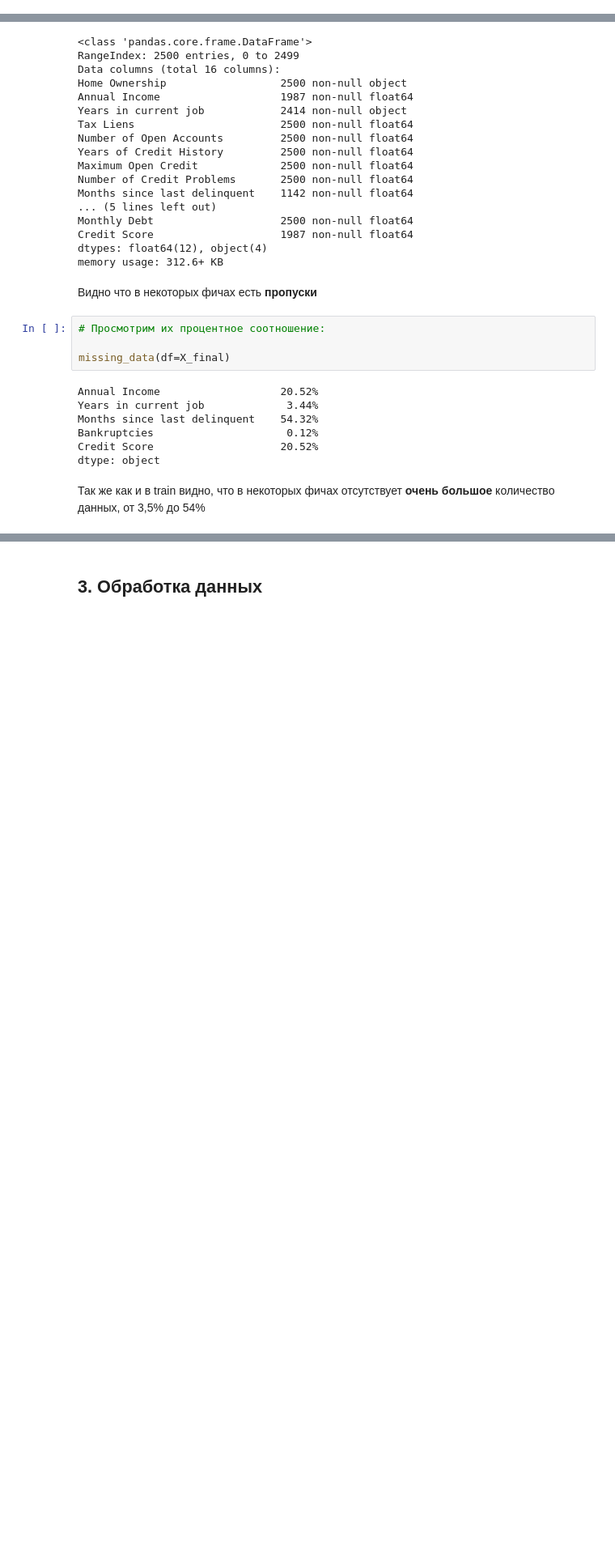
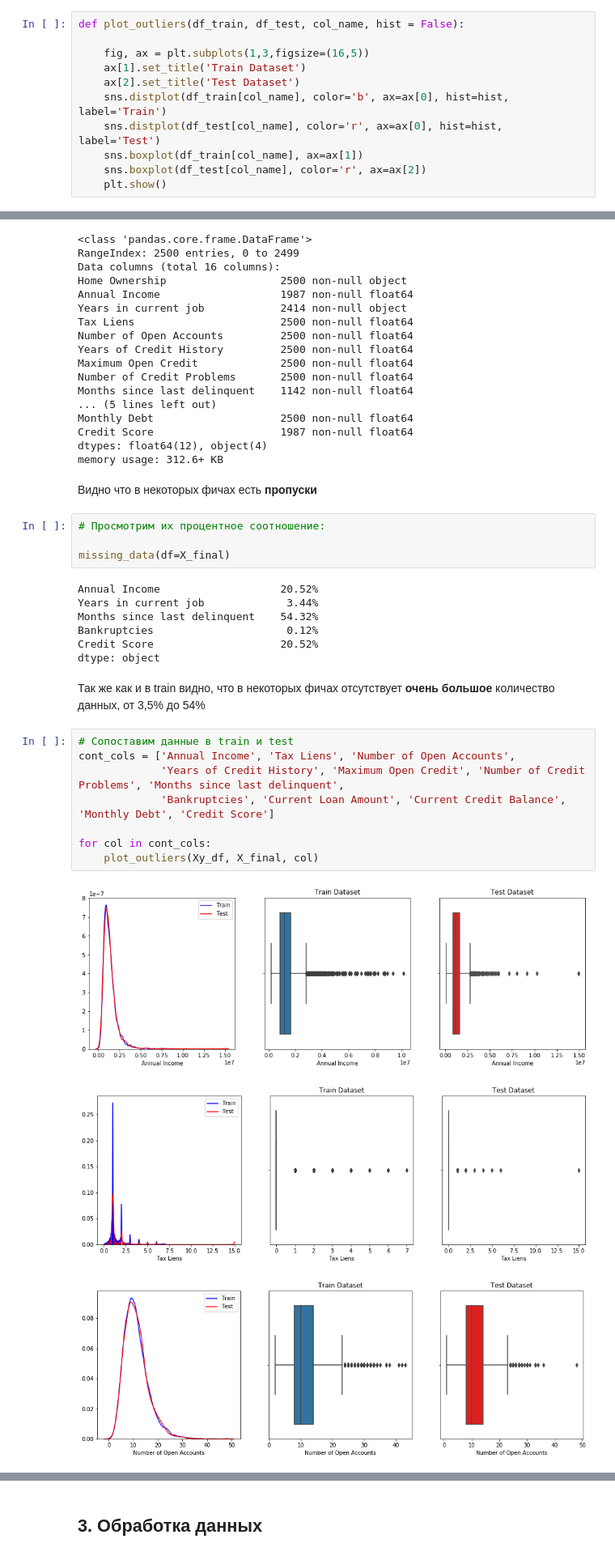
Before and after one commit to Yegor9151/-Python-Libraries-for-Data-Science-Continued, a Jupyter notebook: course_project/SorokinEL_course_project.ipynb, the cells around one changed output, grey strips where cells are left out. Shown: that part at 81% size. Saved outputs shown, nothing was run; the diff lists cells and outputs as text; blank space fills up the shorter version.

```diff
--- a/course_project/SorokinEL_course_project.ipynb
+++ b/course_project/SorokinEL_course_project.ipynb
@@ -243,6 +243,17 @@ def evaluation_classification(y_train_true, y_train_pred, y_test_true, y_test_pr
         f'\ttest = {round(f1_test, 2)}\n\n',
         f'\tdiff = {round(diff, 2)}'
     )
+# %%
+def plot_outliers(df_train, df_test, col_name, hist = False):
+
+    fig, ax = plt.subplots(1,3,figsize=(16,5))
+    ax[1].set_title('Train Dataset')
+    ax[2].set_title('Test Dataset')
+    sns.distplot(df_train[col_name], color='b', ax=ax[0], hist=hist, label='Train')
+    sns.distplot(df_test[col_name], color='r', ax=ax[0], hist=hist, label='Test')
+    sns.boxplot(df_train[col_name], ax=ax[1])
+    sns.boxplot(df_test[col_name], color='r', ax=ax[2])
+    plt.show()
 # %% [markdown]
 ##### Описание датасета
 
@@ -396,3 +407,15 @@ Credit Score                    20.52%
 dtype: object
 # %% [markdown]
 Так же как и в train видно, что в некоторых фичах отсутствует __очень большое__ количество данных, от 3,5% до 54%
+# %%
+# Сопоставим данные в train и test
+cont_cols = ['Annual Income', 'Tax Liens', 'Number of Open Accounts',
+             'Years of Credit History', 'Maximum Open Credit', 'Number of Credit Problems', 'Months since last delinquent',
+             'Bankruptcies', 'Current Loan Amount', 'Current Credit Balance', 'Monthly Debt', 'Credit Score']
+
+for col in cont_cols:
+    plot_outliers(Xy_df, X_final, col)
+# %% [output]
+[figure, added]
+[figure, added]
+[figure, added]
```
Also changed, not shown: parts of 12 cells of this notebook.
